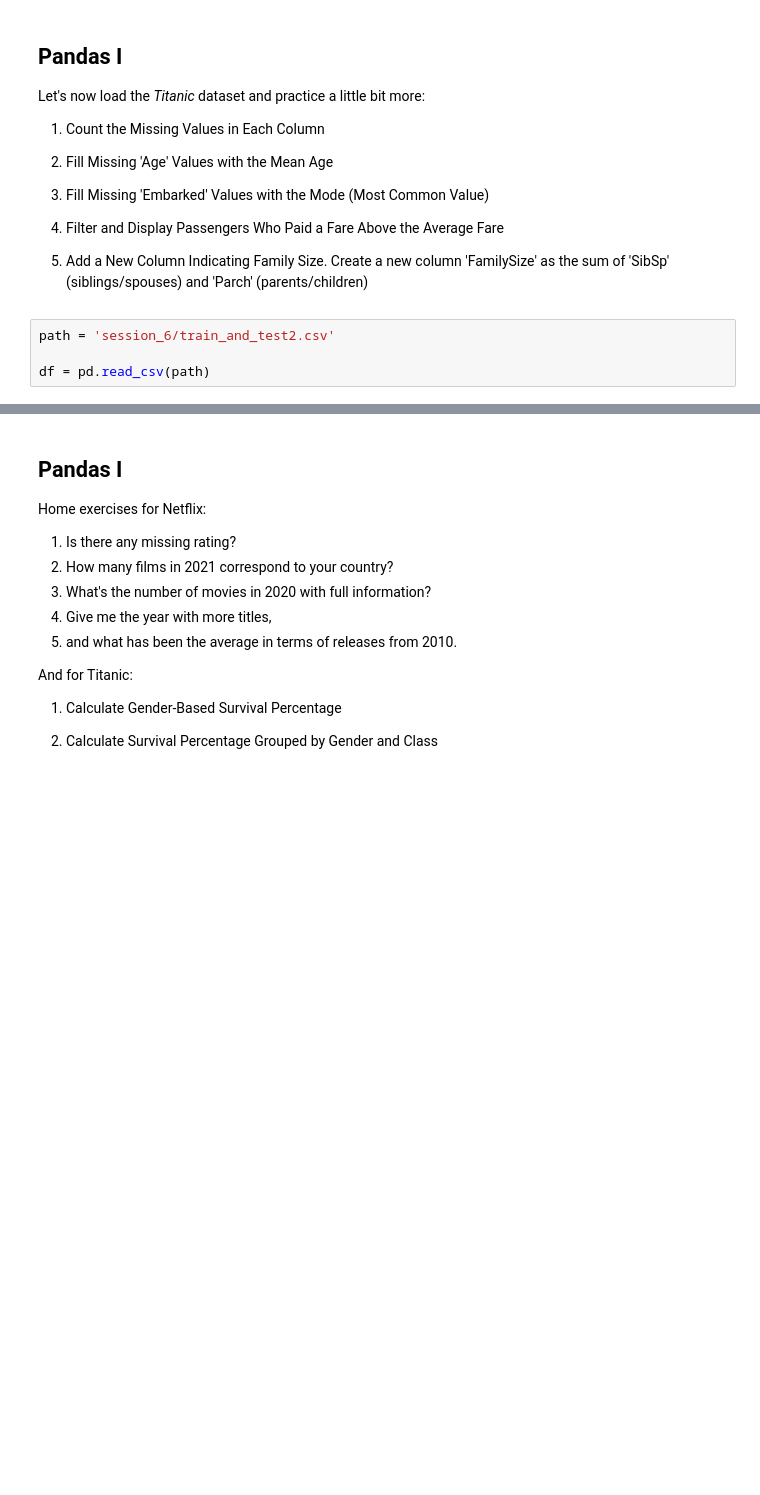
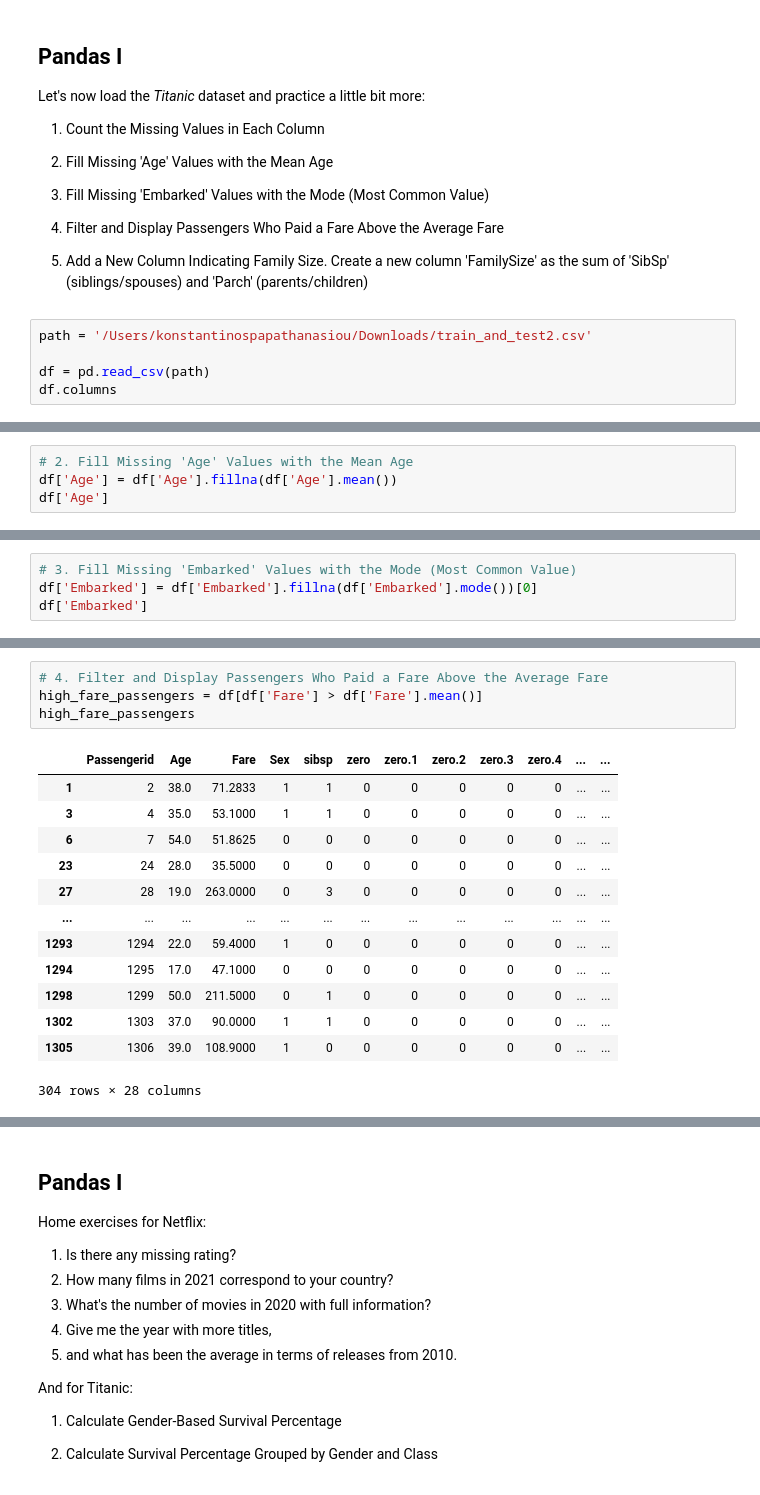
Before and after one commit to konpap01/Python-for-Data-Science, a Jupyter notebook: Session-6/Assignment_6.ipynb, the cells around one changed output, grey strips where cells are left out. Saved outputs shown, nothing was run; the diff lists cells and outputs as text; blank space fills up the shorter version.

```diff
--- a/Session-6/Assignment_6.ipynb
+++ b/Session-6/Assignment_6.ipynb
@@ -246,6 +573,7 @@ Let's now load the *Titanic* dataset and practice a little bit more:
 
 5. Add a New Column Indicating Family Size. Create a new column 'FamilySize' as the sum of 'SibSp' (siblings/spouses) and 'Parch' (parents/children)
 # %%
-path = 'session_6/train_and_test2.csv'
+path = '/Users/konstantinospapathanasiou/Downloads/train_and_test2.csv'
 
 df = pd.read_csv(path)
+df.columns
@@ -251,0 +610,4 @@ df = pd.read_csv(path)
+# %%
+# 2. Fill Missing 'Age' Values with the Mean Age
+df['Age'] = df['Age'].fillna(df['Age'].mean())
+df['Age']
@@ -251,0 +627,4 @@ df = pd.read_csv(path)
+# %%
+# 3. Fill Missing 'Embarked' Values with the Mode (Most Common Value)
+df['Embarked'] = df['Embarked'].fillna(df['Embarked'].mode())[0]
+df['Embarked']
@@ -251,0 +644,18 @@ df = pd.read_csv(path)
+# %%
+# 4. Filter and Display Passengers Who Paid a Fare Above the Average Fare
+high_fare_passengers = df[df['Fare'] > df['Fare'].mean()]
+high_fare_passengers
+# %% [output]
+|  | Passengerid | Age | Fare | Sex | sibsp | zero | zero.1 | zero.2 | zero.3 | zero.4 | ... | ... |
+| 1 | 2 | 38.0 | 71.2833 | 1 | 1 | 0 | 0 | 0 | 0 | 0 | ... | ... |
+| 3 | 4 | 35.0 | 53.1000 | 1 | 1 | 0 | 0 | 0 | 0 | 0 | ... | ... |
+| 6 | 7 | 54.0 | 51.8625 | 0 | 0 | 0 | 0 | 0 | 0 | 0 | ... | ... |
+| 23 | 24 | 28.0 | 35.5000 | 0 | 0 | 0 | 0 | 0 | 0 | 0 | ... | ... |
+| 27 | 28 | 19.0 | 263.0000 | 0 | 3 | 0 | 0 | 0 | 0 | 0 | ... | ... |
+| ... | ... | ... | ... | ... | ... | ... | ... | ... | ... | ... | ... | ... |
+| 1293 | 1294 | 22.0 | 59.4000 | 1 | 0 | 0 | 0 | 0 | 0 | 0 | ... | ... |
+| 1294 | 1295 | 17.0 | 47.1000 | 0 | 0 | 0 | 0 | 0 | 0 | 0 | ... | ... |
+| 1298 | 1299 | 50.0 | 211.5000 | 0 | 1 | 0 | 0 | 0 | 0 | 0 | ... | ... |
+| 1302 | 1303 | 37.0 | 90.0000 | 1 | 1 | 0 | 0 | 0 | 0 | 0 | ... | ... |
+| 1305 | 1306 | 39.0 | 108.9000 | 1 | 0 | 0 | 0 | 0 | 0 | 0 | ... | ... |
+304 rows × 28 columns
```
Also changed, not shown: parts of 54 cells of this notebook.
